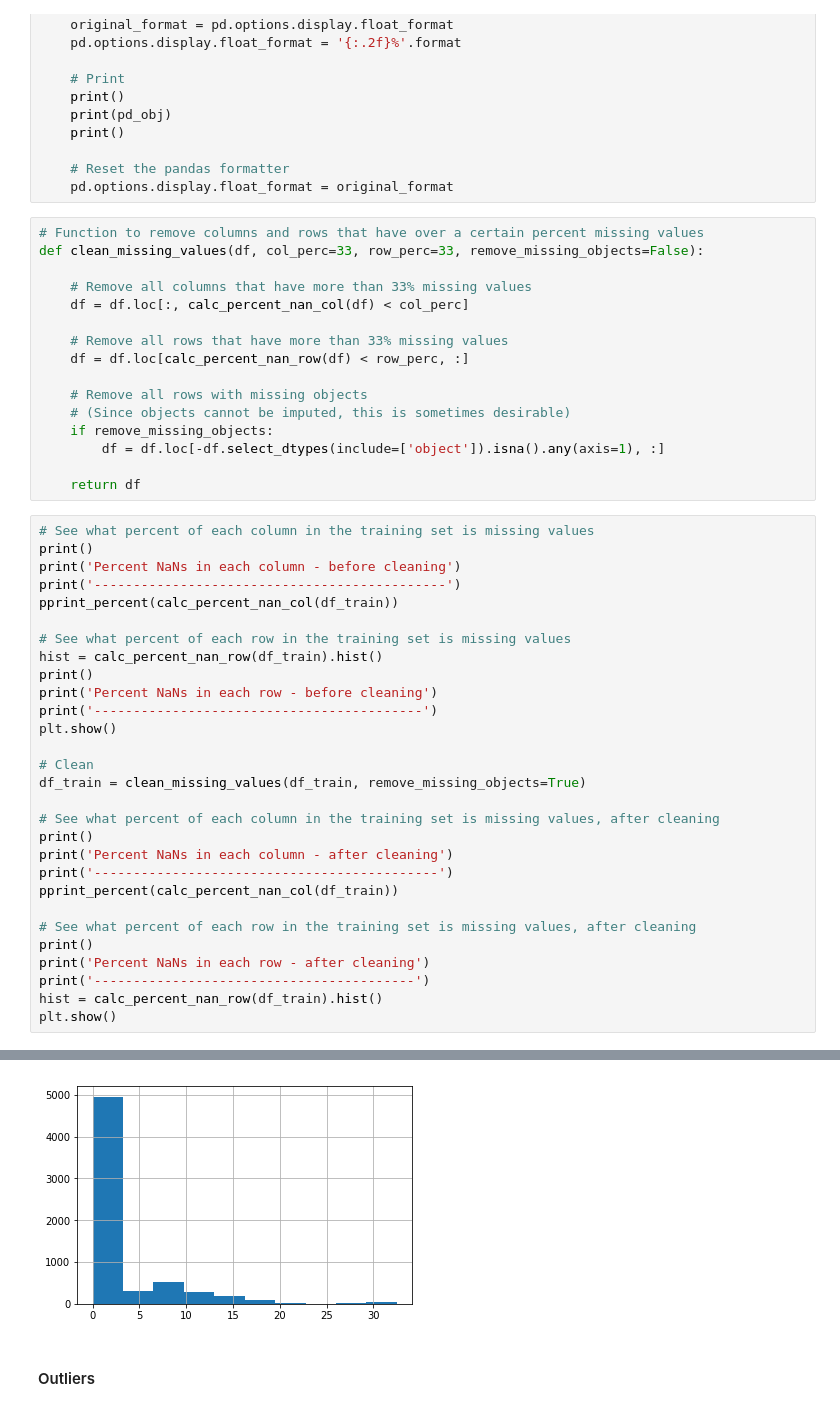
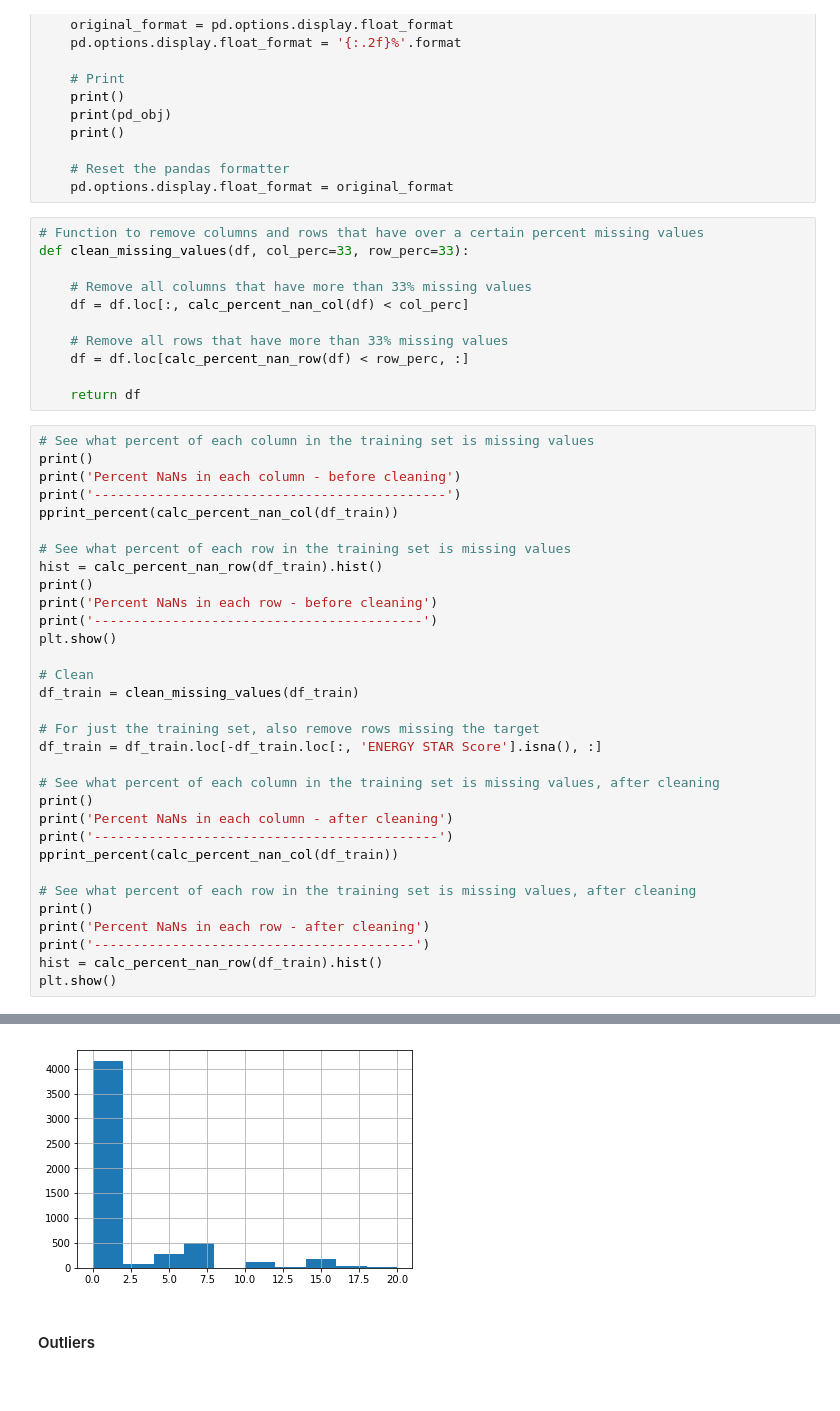
Before and after one commit to mikearango/introML-AnalyticsU, a Jupyter notebook: notebooks/sandbox.ipynb, the cells around one changed output, grey strips where cells are left out. Drawn from its saved outputs; the diff is of its cells as text.

Commit message:
update : knn cleanup

```diff
--- a/notebooks/sandbox.ipynb
+++ b/notebooks/sandbox.ipynb
@@ -288,7 +288,7 @@ def pprint_percent(pd_obj):
     pd.options.display.float_format = original_format
 # %%
 # Function to remove columns and rows that have over a certain percent missing values
-def clean_missing_values(df, col_perc=33, row_perc=33, remove_missing_objects=False):
+def clean_missing_values(df, col_perc=33, row_perc=33):
 
     # Remove all columns that have more than 33% missing values
     df = df.loc[:, calc_percent_nan_col(df) < col_perc]
@@ -296,11 +296,6 @@ def clean_missing_values(df, col_perc=33, row_perc=33, remove_missing_objects=Fa
     # Remove all rows that have more than 33% missing values
     df = df.loc[calc_percent_nan_row(df) < row_perc, :]
 
-    # Remove all rows with missing objects
-    # (Since objects cannot be imputed, this is sometimes desirable)
-    if remove_missing_objects:
-        df = df.loc[-df.select_dtypes(include=['object']).isna().any(axis=1), :]
-
     return df
 # %%
 # See what percent of each column in the training set is missing values
@@ -317,7 +312,10 @@ print('------------------------------------------')
 plt.show()
 
 # Clean
-df_train = clean_missing_values(df_train, remove_missing_objects=True)
+df_train = clean_missing_values(df_train)
+
+# For just the training set, also remove rows missing the target
+df_train = df_train.loc[-df_train.loc[:, 'ENERGY STAR Score'].isna(), :]
 
 # See what percent of each column in the training set is missing values, after cleaning
 print()
@@ -364,10 +362,10 @@ NYC Building Identification Number (BIN)                      0.00%
 Address 1 (self-reported)                                     0.00%
 ... (32 lines left out)
 
 
 Percent NaNs in each row - after cleaning
 -----------------------------------------
-[figure, old version]
+[figure, new version]
 # %% [markdown]
 #### Outliers
 # %%
```
Also changed, not shown: parts of 9 cells of this notebook.
